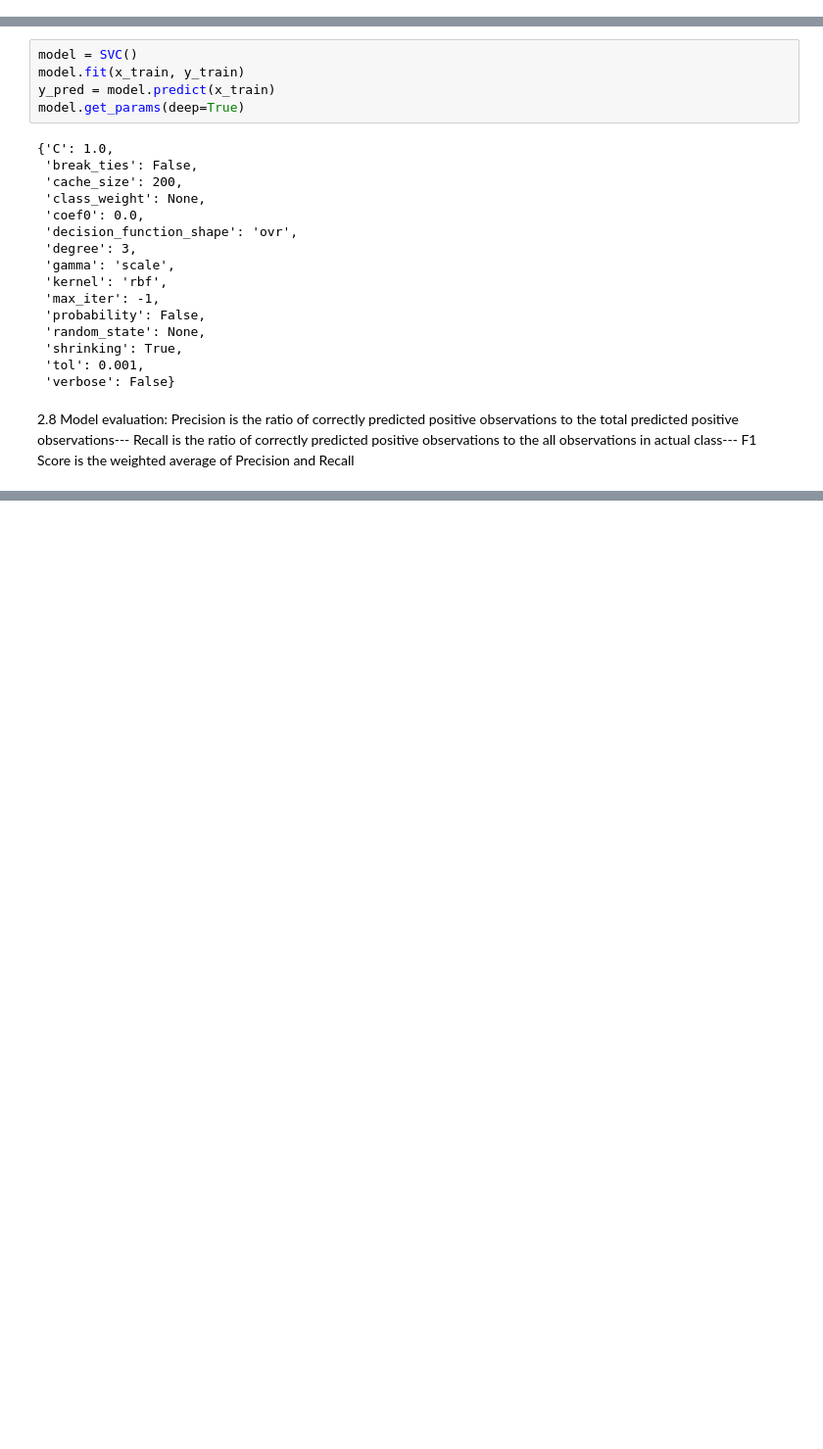
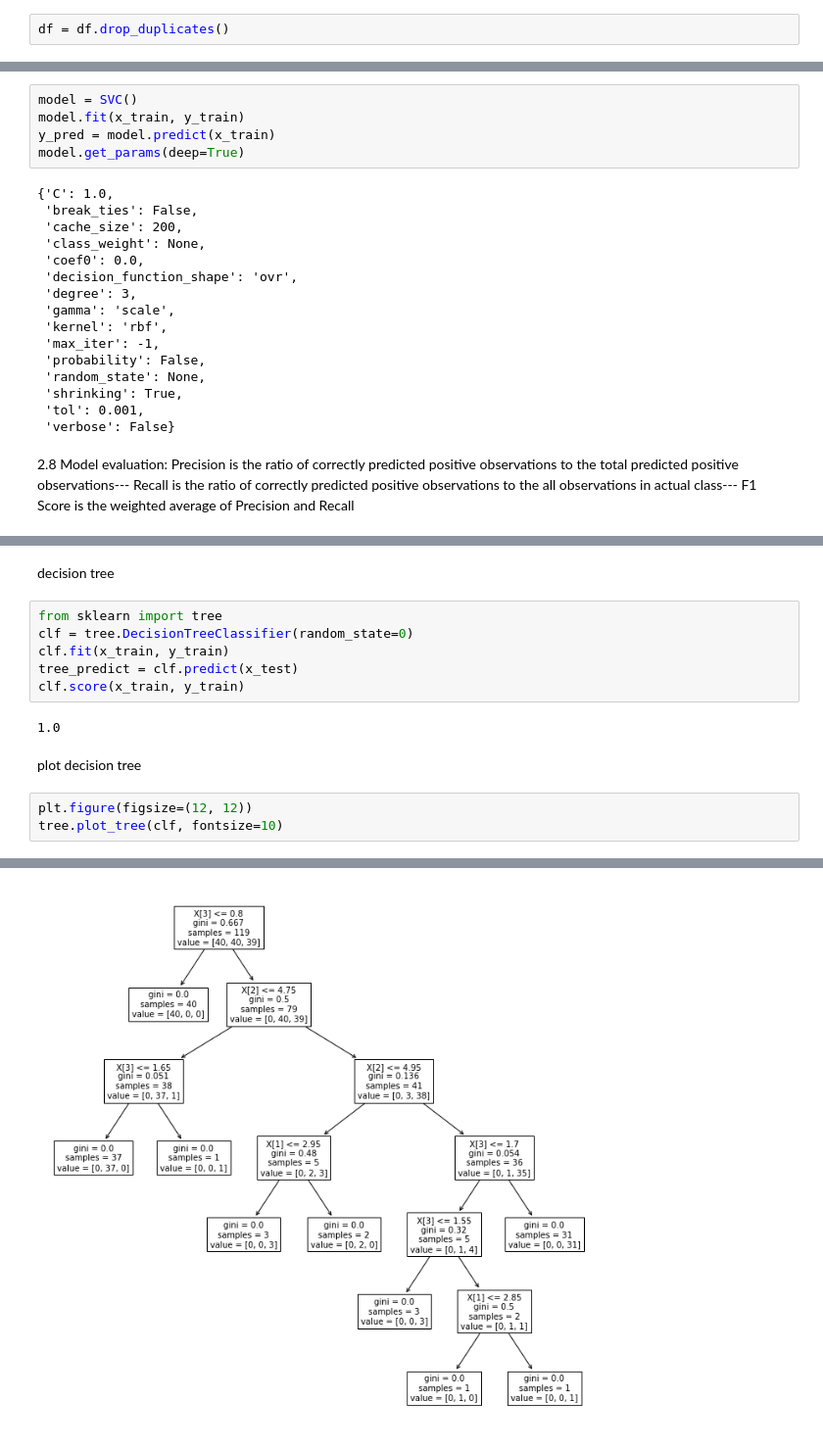
Before and after one commit to cylobi/ArtificialInteligenceCourse-Acm, a Jupyter notebook: Task3/task3.ipynb, the cells around one changed output, grey strips where cells are left out. Shown at 98% size. Saved outputs shown, nothing was run; the diff lists cells and outputs as text; blank space fills up the shorter version.

```diff
--- a/Task3/task3.ipynb
+++ b/Task3/task3.ipynb
@@ -12,0 +17,2 @@ print(df.isnull().sum().sum())
+# %%
+df = df.drop_duplicates()
@@ -177,3 +185,19 @@ weighted avg       0.90      0.90      0.90        30
 [[10  0  0]
  [ 0  8  2]
  [ 0  1  9]]
+# %% [markdown]
+decision tree
+# %%
+from sklearn import tree
+clf = tree.DecisionTreeClassifier(random_state=0)
+clf.fit(x_train, y_train)
+tree_predict = clf.predict(x_test)
+clf.score(x_train, y_train)
+# %% [output]
+1.0
+# %% [markdown]
+plot decision tree
+# %%
+plt.figure(figsize=(12, 12))
+tree.plot_tree(clf, fontsize=10)
+# %% [output]
@@ -179,0 +221 @@ weighted avg       0.90      0.90      0.90        30
+[figure, added]
```
Also changed, not shown: parts of 13 cells of this notebook, 1 other file.
